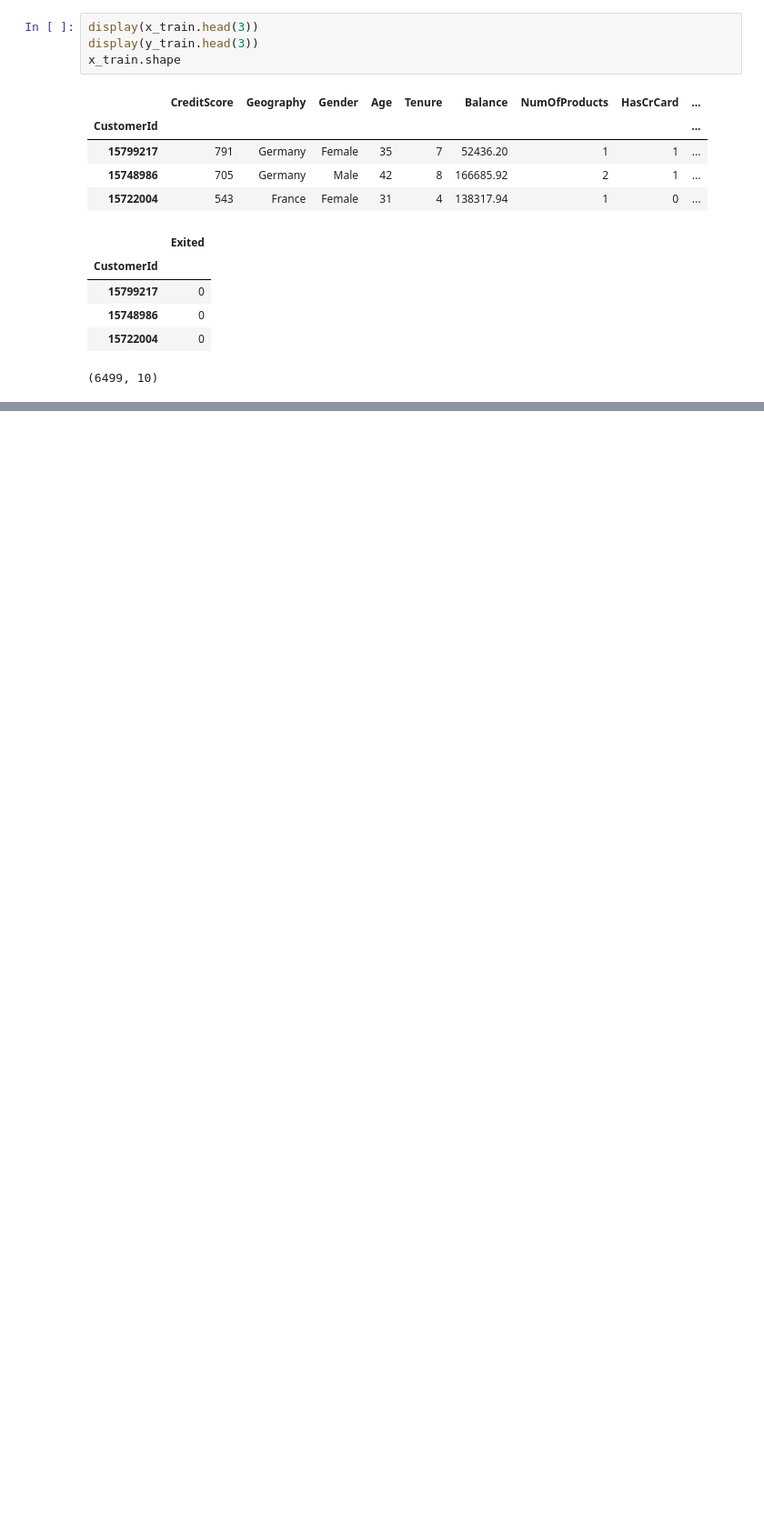
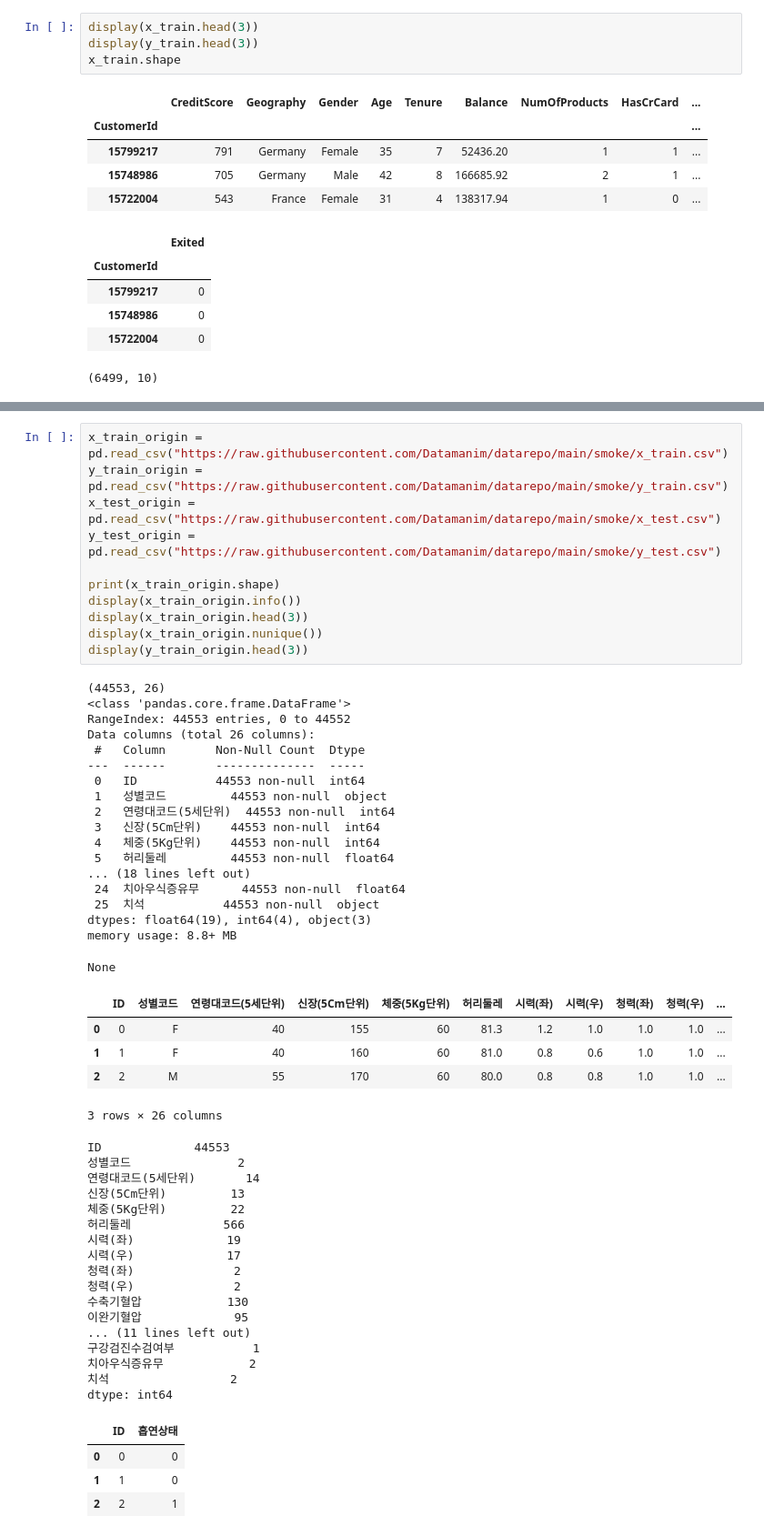
Before and after one commit to chickengak/TIL, a Jupyter notebook: dev-journey/big-data/빅분기-실기-datamanim-2유형.ipynb, the cells around one changed output, grey strips where cells are left out. Shown at 91% size. Cells and saved outputs as stored; diff of their text form; blank space fills up the shorter version.

```diff
--- a/dev-journey/big-data/빅분기-실기-datamanim-2유형.ipynb
+++ b/dev-journey/big-data/빅분기-실기-datamanim-2유형.ipynb
@@ -108,0 +403,56 @@ AttributeError: 'OneHotEncoder' object has no attribute 'get_feature_names_out'
+# %%
+x_train_origin = pd.read_csv("https://raw.githubusercontent.com/Datamanim/datarepo/main/smoke/x_train.csv")
+y_train_origin = pd.read_csv("https://raw.githubusercontent.com/Datamanim/datarepo/main/smoke/y_train.csv")
+x_test_origin = pd.read_csv("https://raw.githubusercontent.com/Datamanim/datarepo/main/smoke/x_test.csv")
+y_test_origin = pd.read_csv("https://raw.githubusercontent.com/Datamanim/datarepo/main/smoke/y_test.csv")
+
+print(x_train_origin.shape)
+display(x_train_origin.info())
+display(x_train_origin.head(3))
+display(x_train_origin.nunique())
+display(y_train_origin.head(3))
+# %% [output]
+(44553, 26)
+<class 'pandas.core.frame.DataFrame'>
+RangeIndex: 44553 entries, 0 to 44552
+Data columns (total 26 columns):
+ #   Column       Non-Null Count  Dtype
+---  ------       --------------  -----
+ 0   ID           44553 non-null  int64
+ 1   성별코드         44553 non-null  object
+ 2   연령대코드(5세단위)  44553 non-null  int64
+ 3   신장(5Cm단위)    44553 non-null  int64
+ 4   체중(5Kg단위)    44553 non-null  int64
+ 5   허리둘레         44553 non-null  float64
+... (18 lines left out)
+ 24  치아우식증유무      44553 non-null  float64
+ 25  치석           44553 non-null  object
+dtypes: float64(19), int64(4), object(3)
+memory usage: 8.8+ MB
+None
+|  | ID | 성별코드 | 연령대코드(5세단위) | 신장(5Cm단위) | 체중(5Kg단위) | 허리둘레 | 시력(좌) | 시력(우) | 청력(좌) | 청력(우) | ... |
+| 0 | 0 | F | 40 | 155 | 60 | 81.3 | 1.2 | 1.0 | 1.0 | 1.0 | ... |
+| 1 | 1 | F | 40 | 160 | 60 | 81.0 | 0.8 | 0.6 | 1.0 | 1.0 | ... |
+| 2 | 2 | M | 55 | 170 | 60 | 80.0 | 0.8 | 0.8 | 1.0 | 1.0 | ... |
+3 rows × 26 columns
+ID             44553
+성별코드               2
+연령대코드(5세단위)       14
+신장(5Cm단위)         13
+체중(5Kg단위)         22
+허리둘레             566
+시력(좌)             19
+시력(우)             17
+청력(좌)              2
+청력(우)              2
+수축기혈압            130
+이완기혈압             95
+... (11 lines left out)
+구강검진수검여부           1
+치아우식증유무            2
+치석                 2
+dtype: int64
+|  | ID | 흡연상태 |
+| 0 | 0 | 0 |
+| 1 | 1 | 0 |
+| 2 | 2 | 1 |
```
Also changed, not shown: parts of 70 cells of this notebook, 4 other files.
